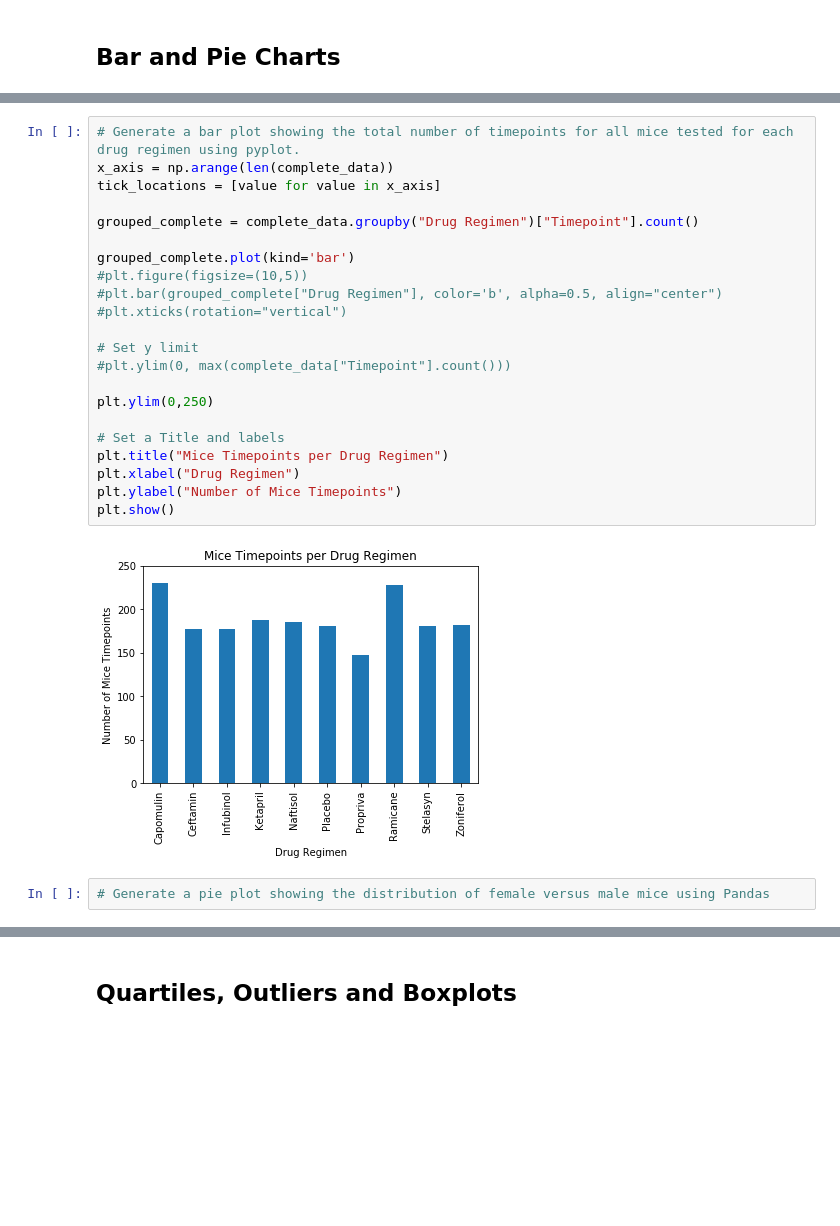
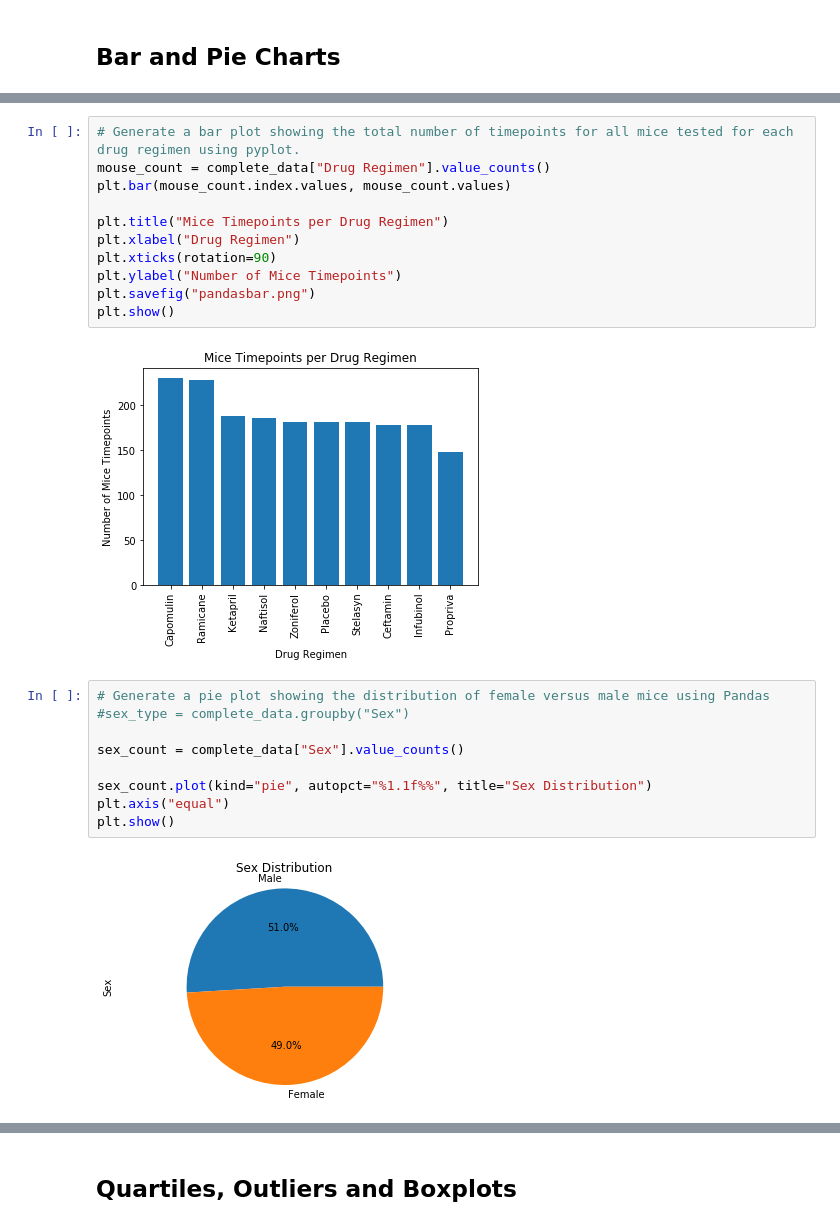
Before and after one commit to jennyalfi/DataVis-challenge, a Jupyter notebook: Pymaceuticals/pymaceuticals.ipynb, the cells around one changed output, grey strips where cells are left out. Drawn from its saved outputs; the diff is of its cells as text; blank space fills up the shorter version.

```diff
--- a/Pymaceuticals/pymaceuticals.ipynb
+++ b/Pymaceuticals/pymaceuticals.ipynb
@@ -124,28 +139,26 @@ TypeError: no numeric data to plot
 # %%
 # Generate a bar plot showing the total number of timepoints for all mice tested for each drug regimen using pyplot.
-x_axis = np.arange(len(complete_data))
-tick_locations = [value for value in x_axis]
+mouse_count = complete_data["Drug Regimen"].value_counts()
+plt.bar(mouse_count.index.values, mouse_count.values)
 
-grouped_complete = complete_data.groupby("Drug Regimen")["Timepoint"].count()
-
-grouped_complete.plot(kind='bar')
-#plt.figure(figsize=(10,5))
-#plt.bar(grouped_complete["Drug Regimen"], color='b', alpha=0.5, align="center")
-#plt.xticks(rotation="vertical")
-
-# Set y limit
-#plt.ylim(0, max(complete_data["Timepoint"].count()))
-
-plt.ylim(0,250)
-
-# Set a Title and labels
 plt.title("Mice Timepoints per Drug Regimen")
 plt.xlabel("Drug Regimen")
+plt.xticks(rotation=90)
 plt.ylabel("Number of Mice Timepoints")
+plt.savefig("pandasbar.png")
 plt.show()
 # %% [output]
-[figure, old version]
+[figure, new version]
 # %%
 # Generate a pie plot showing the distribution of female versus male mice using Pandas
+#sex_type = complete_data.groupby("Sex")
+
+sex_count = complete_data["Sex"].value_counts()
+
+sex_count.plot(kind="pie", autopct="%1.1f%%", title="Sex Distribution")
+plt.axis("equal")
+plt.show()
+# %% [output]
+[figure, added]
 # %%
 # Generate a pie plot showing the distribution of female versus male mice using pyplot
```
Also changed, not shown: parts of 11 cells of this notebook, 1 other file.
